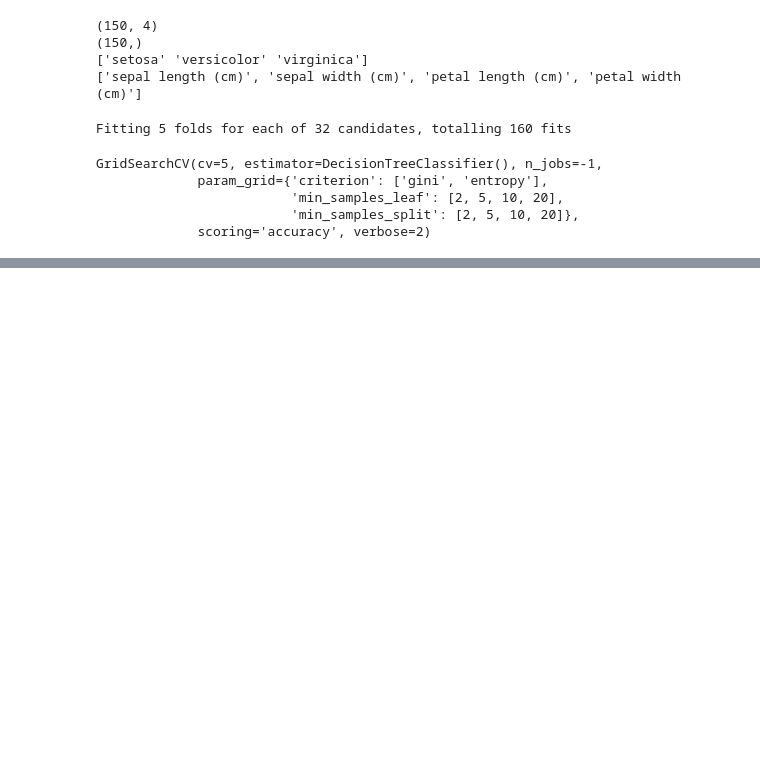
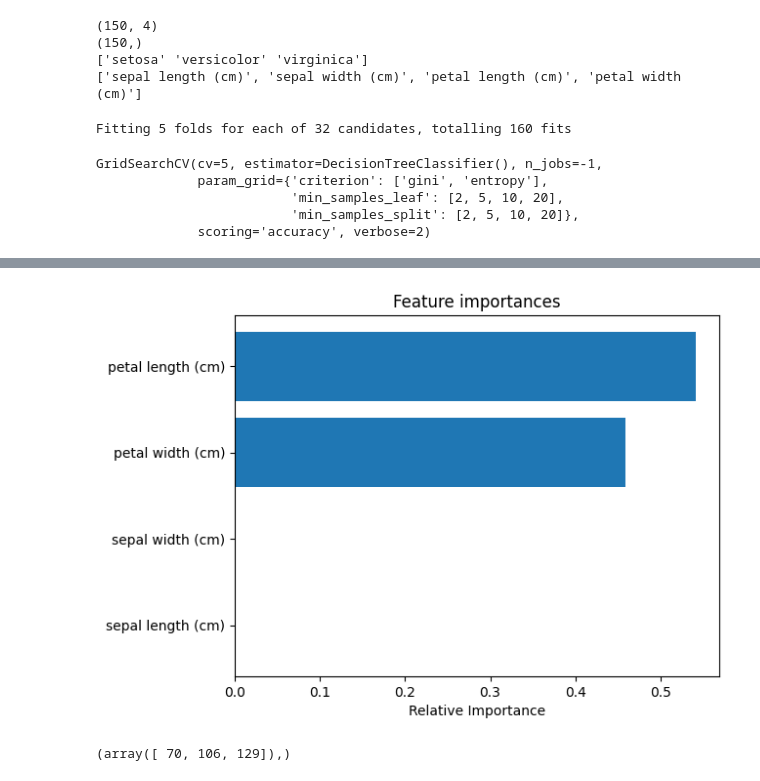
Before and after one commit to Aliakbar-omidi/Iris-practice-project, a Jupyter notebook: main.ipynb, the cells around one changed output, grey strips where cells are left out. Drawn from its saved outputs; the diff is of its cells as text; code cells hidden in the pictures; blank space fills up the shorter version.

```diff
--- a/main.ipynb
+++ b/main.ipynb
@@ -65,0 +77,25 @@ AttributeError: 'DecisionTreeClassifier' object has no attribute 'best_params_'
+# %%
+# Finding the importance of features
+
+importances = clf.feature_importances_
+indices = np.argsort(importances)
+
+plt.title("Feature importances")
+plt.xlabel("Relative Importance")
+plt.barh(range(len(importances)), importances[indices], align="center")
+plt.yticks(range(len(importances)), [feature_names[i] for i in indices])
+plt.show()
+# %% [output]
+[figure, added]
+# %%
+# Finding correctly and incorrectly predicted samples
+
+clf.fit(x, y)
+y_pred = clf.predict(x)
+
+correct_predict = np.where(y_pred == y)
+wrong_predict = np.where(y_pred != y)
+
+print(wrong_predict)
+# %% [output]
+(array([ 70, 106, 129]),)
```
Also changed, not shown: parts of 6 cells of this notebook.
